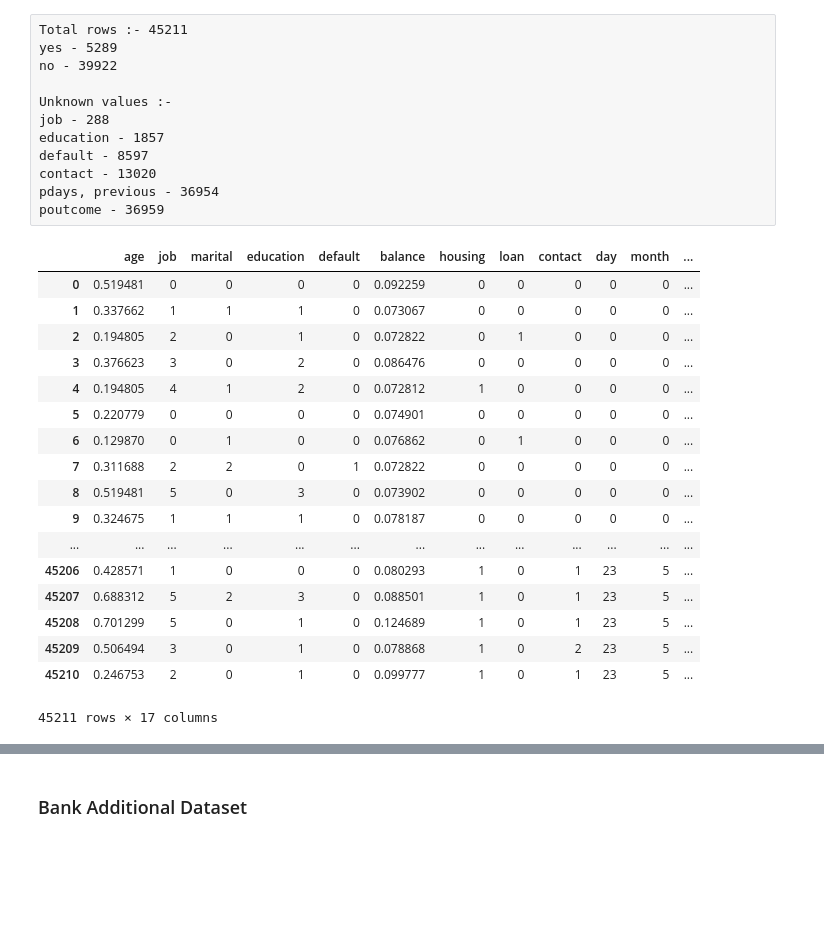
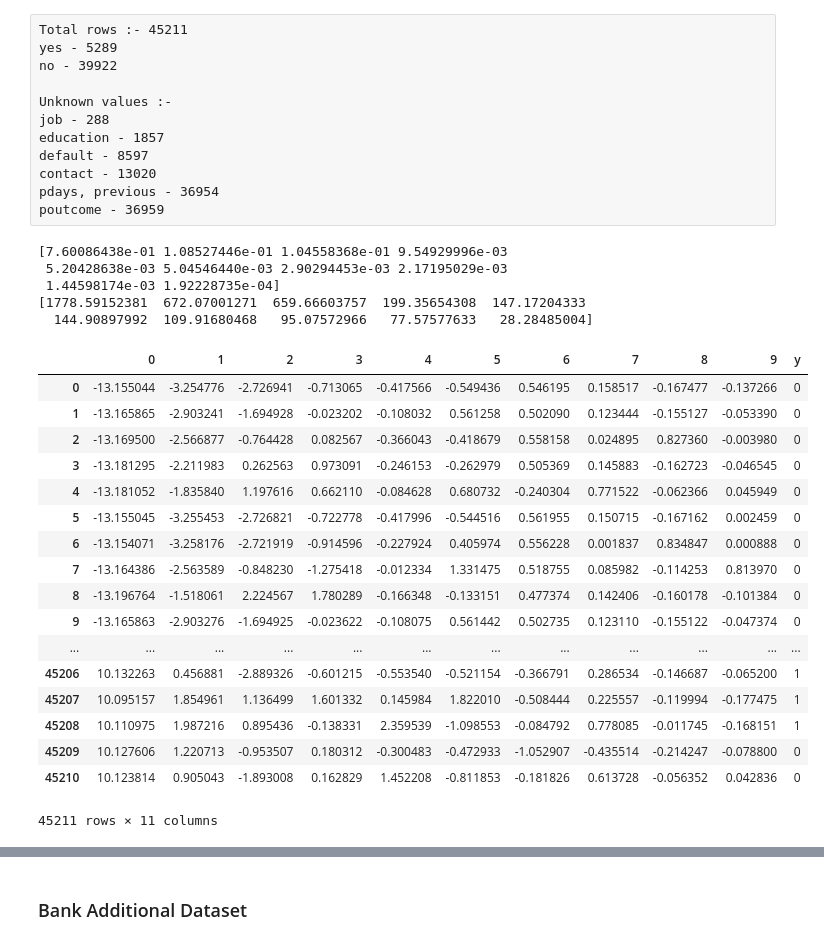
Before and after one commit to arun-Joseph/Bank-Marketing, a Jupyter notebook: Data Prepocessing.ipynb, the cells around one changed output, grey strips where cells are left out. Cells and saved outputs as stored; diff of their text form; code cells hidden in the pictures; blank space fills up the shorter version.

```diff
--- a/Data Prepocessing.ipynb
+++ b/Data Prepocessing.ipynb
@@ -43,24 +44,3 @@ df[numeric] = pd.DataFrame(rescaled_df, columns=numeric)
 df[categorical] = df[categorical].astype('int')
 df[categorical] = df[categorical].astype('category')
 df['y'] = df['y'].astype(int)
-# %%
-df
-# %% [output]
-|  | age | job | marital | education | default | balance | housing | loan | contact | day | month | ... |
-| 0 | 0.519481 | 0 | 0 | 0 | 0 | 0.092259 | 0 | 0 | 0 | 0 | 0 | ... |
-| 1 | 0.337662 | 1 | 1 | 1 | 0 | 0.073067 | 0 | 0 | 0 | 0 | 0 | ... |
-| 2 | 0.194805 | 2 | 0 | 1 | 0 | 0.072822 | 0 | 1 | 0 | 0 | 0 | ... |
-| 3 | 0.376623 | 3 | 0 | 2 | 0 | 0.086476 | 0 | 0 | 0 | 0 | 0 | ... |
-| 4 | 0.194805 | 4 | 1 | 2 | 0 | 0.072812 | 1 | 0 | 0 | 0 | 0 | ... |
-| 5 | 0.220779 | 0 | 0 | 0 | 0 | 0.074901 | 0 | 0 | 0 | 0 | 0 | ... |
-| 6 | 0.129870 | 0 | 1 | 0 | 0 | 0.076862 | 0 | 1 | 0 | 0 | 0 | ... |
-| 7 | 0.311688 | 2 | 2 | 0 | 1 | 0.072822 | 0 | 0 | 0 | 0 | 0 | ... |
-| 8 | 0.519481 | 5 | 0 | 3 | 0 | 0.073902 | 0 | 0 | 0 | 0 | 0 | ... |
-| 9 | 0.324675 | 1 | 1 | 1 | 0 | 0.078187 | 0 | 0 | 0 | 0 | 0 | ... |
-| ... | ... | ... | ... | ... | ... | ... | ... | ... | ... | ... | ... | ... |
-| 45206 | 0.428571 | 1 | 0 | 0 | 0 | 0.080293 | 1 | 0 | 1 | 23 | 5 | ... |
-| 45207 | 0.688312 | 5 | 2 | 3 | 0 | 0.088501 | 1 | 0 | 1 | 23 | 5 | ... |
-| 45208 | 0.701299 | 5 | 0 | 1 | 0 | 0.124689 | 1 | 0 | 1 | 23 | 5 | ... |
-| 45209 | 0.506494 | 3 | 0 | 1 | 0 | 0.078868 | 1 | 0 | 2 | 23 | 5 | ... |
-| 45210 | 0.246753 | 2 | 0 | 1 | 0 | 0.099777 | 1 | 0 | 1 | 23 | 5 | ... |
-45211 rows × 17 columns
@@ -67,3 +50,37 @@ df
+# %%
+pca = PCA(n_components=10)
+components = pca.fit_transform(df)
+print(pca.explained_variance_ratio_)
+print(pca.singular_values_)
+df = pd.DataFrame(data=components)
+# %% [output]
+[7.60086438e-01 1.08527446e-01 1.04558368e-01 9.54929996e-03
+ 5.20428638e-03 5.04546440e-03 2.90294453e-03 2.17195029e-03
+ 1.44598174e-03 1.92228735e-04]
+[1778.59152381  672.07001271  659.66603757  199.35654308  147.17204333
+  144.90897992  109.91680468   95.07572966   77.57577633   28.28485004]
+# %%
+df['y'] = y_values
+df
+# %% [output]
+|  | 0 | 1 | 2 | 3 | 4 | 5 | 6 | 7 | 8 | 9 | y |
+| 0 | -13.155044 | -3.254776 | -2.726941 | -0.713065 | -0.417566 | -0.549436 | 0.546195 | 0.158517 | -0.167477 | -0.137266 | 0 |
+| 1 | -13.165865 | -2.903241 | -1.694928 | -0.023202 | -0.108032 | 0.561258 | 0.502090 | 0.123444 | -0.155127 | -0.053390 | 0 |
+| 2 | -13.169500 | -2.566877 | -0.764428 | 0.082567 | -0.366043 | -0.418679 | 0.558158 | 0.024895 | 0.827360 | -0.003980 | 0 |
+| 3 | -13.181295 | -2.211983 | 0.262563 | 0.973091 | -0.246153 | -0.262979 | 0.505369 | 0.145883 | -0.162723 | -0.046545 | 0 |
+| 4 | -13.181052 | -1.835840 | 1.197616 | 0.662110 | -0.084628 | 0.680732 | -0.240304 | 0.771522 | -0.062366 | 0.045949 | 0 |
+| 5 | -13.155045 | -3.255453 | -2.726821 | -0.722778 | -0.417996 | -0.544516 | 0.561955 | 0.150715 | -0.167162 | 0.002459 | 0 |
+| 6 | -13.154071 | -3.258176 | -2.721919 | -0.914596 | -0.227924 | 0.405974 | 0.556228 | 0.001837 | 0.834847 | 0.000888 | 0 |
+| 7 | -13.164386 | -2.563589 | -0.848230 | -1.275418 | -0.012334 | 1.331475 | 0.518755 | 0.085982 | -0.114253 | 0.813970 | 0 |
+| 8 | -13.196764 | -1.518061 | 2.224567 | 1.780289 | -0.166348 | -0.133151 | 0.477374 | 0.142406 | -0.160178 | -0.101384 | 0 |
+| 9 | -13.165863 | -2.903276 | -1.694925 | -0.023622 | -0.108075 | 0.561442 | 0.502735 | 0.123110 | -0.155122 | -0.047374 | 0 |
+| ... | ... | ... | ... | ... | ... | ... | ... | ... | ... | ... | ... |
+| 45206 | 10.132263 | 0.456881 | -2.889326 | -0.601215 | -0.553540 | -0.521154 | -0.366791 | 0.286534 | -0.146687 | -0.065200 | 1 |
+| 45207 | 10.095157 | 1.854961 | 1.136499 | 1.601332 | 0.145984 | 1.822010 | -0.508444 | 0.225557 | -0.119994 | -0.177475 | 1 |
+| 45208 | 10.110975 | 1.987216 | 0.895436 | -0.138331 | 2.359539 | -1.098553 | -0.084792 | 0.778085 | -0.011745 | -0.168151 | 1 |
+| 45209 | 10.127606 | 1.220713 | -0.953507 | 0.180312 | -0.300483 | -0.472933 | -1.052907 | -0.435514 | -0.214247 | -0.078800 | 0 |
+| 45210 | 10.123814 | 0.905043 | -1.893008 | 0.162829 | 1.452208 | -0.811853 | -0.181826 | 0.613728 | -0.056352 | 0.042836 | 0 |
+45211 rows × 11 columns
 # %%
 df.info()
 # %% [output]
```
Also changed, not shown: parts of 4 cells of this notebook, 3 other files.
